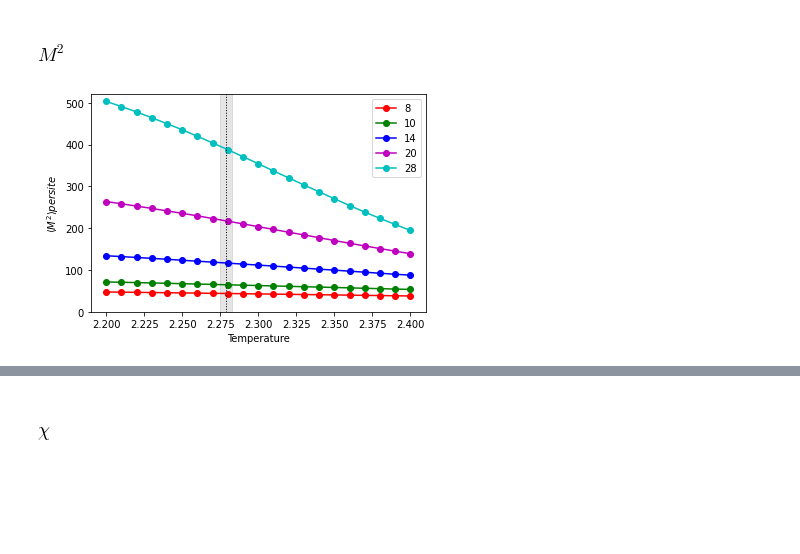
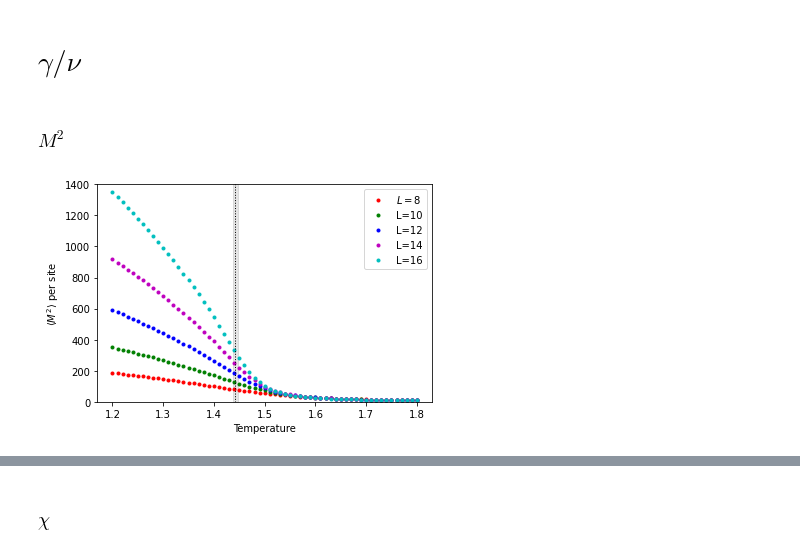
Before and after one commit to jdOchoa2/Heisenberg-Model-3D, a Jupyter notebook: FSS.ipynb, the cells around one changed output, grey strips where cells are left out. Cells and saved outputs as stored; diff of their text form; code cells hidden in the pictures; blank space fills up the shorter version.

```diff
--- a/FSS.ipynb
+++ b/FSS.ipynb
@@ -11,0 +10,7 @@ G2_28 = np.loadtxt("./Data/G2-28.txt", dtype=float)
+# %%
+#Reads and saves the data
+D8 = np.loadtxt("./Data/Data8.txt", dtype=float)
+D10 = np.loadtxt("./Data/Data10.txt", dtype=float)
+D12 = np.loadtxt("./Data/Data12.txt", dtype=float)
+D14 = np.loadtxt("./Data/Data14.txt", dtype=float)
+D16 = np.loadtxt("./Data/Data16.txt", dtype=float)
@@ -80,0 +58,2 @@ def search_intersection(A,B,T):
+# %%
+T = 1/D8[:,0]
@@ -507,24 +601,27 @@ plt.savefig('chiCv.png', dpi=200, bbox_inches='tight')
+# %% [markdown]
+# $\gamma/\nu$
 # %% [markdown]
 ### $M^2$
 # %%
-G1_8[:,6] = G1_8[:,6]/ 8**2
-G1_10[:,6] =G1_10[:,6]/ 10**2
-G1_14[:,6] =G1_14[:,6]/ 14**2
-G1_20[:,6] =G1_20[:,6]/ 20**2
-G1_28[:,6] =G1_28[:,6]/ 28**2
+#Magnetization square per site
+M2pS8  = D8[: ,2]/ 8**3
+M2pS10 = D10[:,2]/10**3
+M2pS12 = D12[:,2]/12**3
+M2pS14 = D14[:,2]/14**3
+M2pS16 = D16[:,2]/16**3
 # %%
-plt.plot(G1_8[:,0],G1_8[:,6],"ro-",
-         G1_8[:,0],G1_10[:,6],"go-",
-         G1_8[:,0],G1_14[:,6],"bo-",
-         G1_8[:,0],G1_20[:,6],"mo-",
-         G1_8[:,0],G1_28[:,6],"co-")
-plt.ylabel(r'$\langle M^2 \rangle per site$')
+plt.plot(T,M2pS8,"ro",
+         T,M2pS10,"go",
+         T,M2pS12,"bo",
+         T,M2pS14,"mo",
+         T,M2pS16,"co",markersize=3)
+plt.ylabel(r'$\langle M^2 \rangle$ per site')
 plt.xlabel('Temperature')
-plt.legend(['8',"10","14","20","28"])
-plt.axvline(x = 2.279, color = 'k',ls=':', lw=1)
-plt.fill_between([2.275,2.283], [520,520],alpha=0.1,color="k")
-plt.ylim(0,520)
-plt.savefig('M2.png', dpi=200, bbox_inches='tight')
+plt.legend([r'$L=8$',r"L=10",r"L=12",r"L=14",r"L=16"])
+plt.axvline(x = 1.442, color = 'k',ls=':', lw=1)
+plt.fill_between([1.437,1.447], [1400,1400],alpha=0.1,color="k")
+plt.ylim(0,1400)
+plt.savefig('./Figures/M2.png', dpi=200, bbox_inches='tight')
 # %% [output]
-[figure, old version]
+[figure, new version]
 # %%
```
Also changed, not shown: parts of 95 cells of this notebook, 30 other files.
